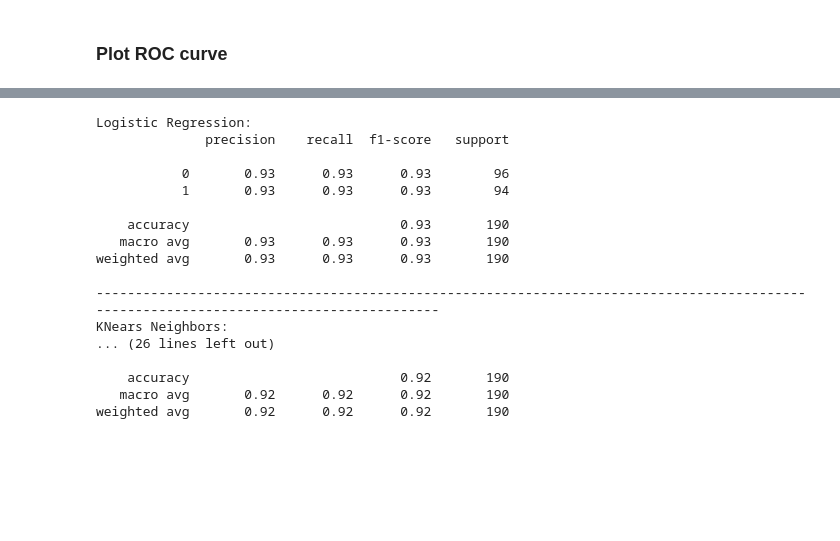
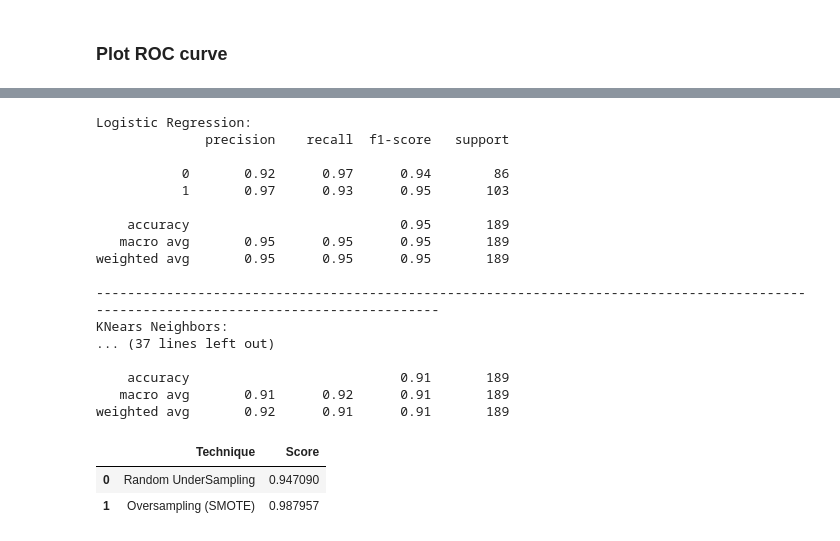
Before and after one commit to ZiadSheriif/Credit-Card-Fraud-Detection, a Jupyter notebook: src/main.ipynb, the cells around one changed output, grey strips where cells are left out. Drawn from its saved outputs; the diff is of its cells as text; code cells hidden in the pictures; blank space fills up the shorter version.

```diff
--- a/src/main.ipynb
+++ b/src/main.ipynb
@@ -949,6 +975,5 @@ plt.show()
 # %%
 from sklearn.metrics import classification_report
-
 
 print('Logistic Regression:')
 print(classification_report(y_test, y_pred_log_reg))
@@ -963,23 +988,53 @@ print('Support Vector Classifier:')
 print(classification_report(y_test, y_pred_svc))
 print('---' * 45)
 
-print('Support Vector Classifier:')
+print('Decision Tree Classifier:')
 print(classification_report(y_test, y_pred_tree))
+print('---' * 45)
+
+print('Random Forest Classifier:')
+print(classification_report(y_test, y_pred_rf))
 # %% [output]
 Logistic Regression:
               precision    recall  f1-score   support
 
-           0       0.93      0.93      0.93        96
-           1       0.93      0.93      0.93        94
+           0       0.92      0.97      0.94        86
+           1       0.97      0.93      0.95       103
 
-    accuracy                           0.93       190
-   macro avg       0.93      0.93      0.93       190
-weighted avg       0.93      0.93      0.93       190
+    accuracy                           0.95       189
+   macro avg       0.95      0.95      0.95       189
+weighted avg       0.95      0.95      0.95       189
 
 ---------------------------------------------------------------------------------------------------------------------------------------
 KNears Neighbors:
-... (26 lines left out)
+... (37 lines left out)
 
-    accuracy                           0.92       190
-   macro avg       0.92      0.92      0.92       190
-weighted avg       0.92      0.92      0.92       190
+    accuracy                           0.91       189
+   macro avg       0.91      0.92      0.91       189
+weighted avg       0.92      0.91      0.91       189
+# %%
+# Final Score in the test set of logistic regression
+from sklearn.metrics import accuracy_score
+
+# Logistic Regression with Under-Sampling
+y_pred = log_reg.predict(X_test)
+undersample_score = accuracy_score(y_test, y_pred)
+
+# Logistic Regression with SMOTE Technique (Better accuracy with SMOTE)
+y_pred_sm = best_est.predict(original_Xtest)
+oversample_score = accuracy_score(original_ytest, y_pred_sm)
+
+d = {'Technique': ['Random UnderSampling', 'Oversampling (SMOTE)'], 'Score': [undersample_score, oversample_score]}
+final_df = pd.DataFrame(data=d)
+
+# Move column
+score = final_df['Score']
+final_df.drop('Score', axis=1, inplace=True)
+final_df.insert(1, 'Score', score)
+
+# Note how high is accuracy score it can be misleading!
+final_df
+# %% [output]
+|  | Technique | Score |
+| 0 | Random UnderSampling | 0.947090 |
+| 1 | Oversampling (SMOTE) | 0.987957 |
```
Also changed, not shown: parts of 21 cells of this notebook.
